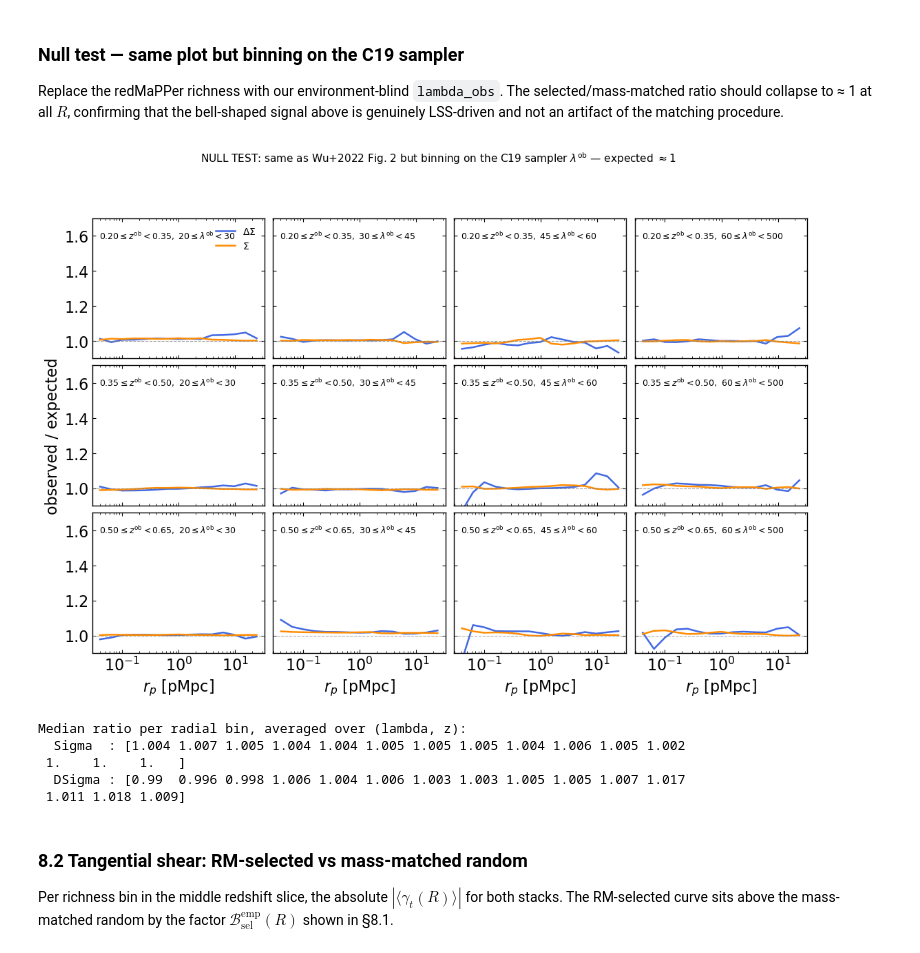
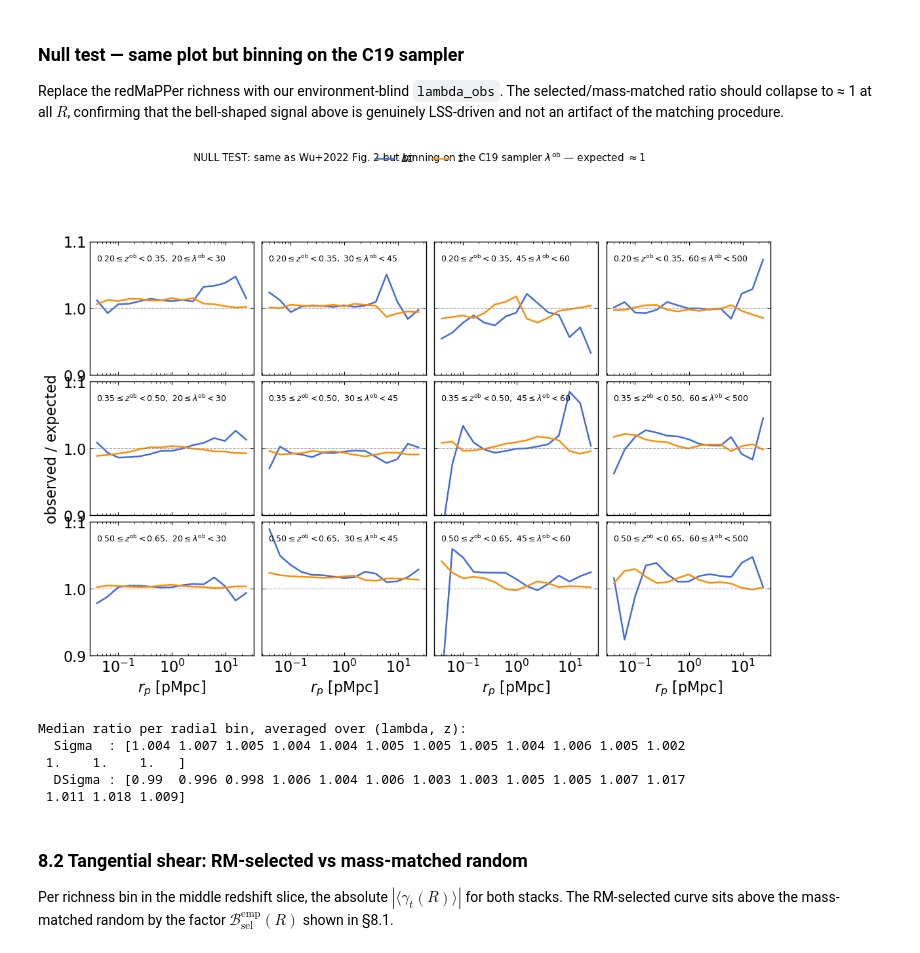
Before and after one commit to xtang126/mock_cluster_buzzard, a Jupyter notebook: MockDataVector.ipynb, the cells around one changed output. Cells and saved outputs as stored; diff of their text form; code cells hidden in the pictures.

```diff
--- a/Xin_MockDataVector.ipynb
+++ b/MockDataVector.ipynb
@@ -1369,38 +1375,41 @@ for iz in range(nz):
                      lw=1.8, label=r'$\Sigma$'      if (iz == 0 and il == 0) else None)
         ax.axhline(1.0, ls='--', color='gray', alpha=0.7, lw=0.8)
 
-        ax.set_ylim(0.9, 1.7)
+        ax.set_ylim(0.9, 1.1)
         ax.text(
             0.04, 0.92,
             r'$%.2f \leq z^{\rm ob} < %.2f,\ %i \leq \lambda^{\rm ob} < %i$'
             % (ZMIN_LIST[iz], ZMAX_LIST[iz], LBDBINS[il], LBDBINS[il + 1]),
             transform=ax.transAxes, fontsize=9, va='top',
         )
 
 # Outer-axis labelling
 for il in range(nl):
     axes[-1, il].set_xlabel(r'$r_p\ [{\rm pMpc}]$')
 axes[nz // 2, 0].set_ylabel(r'observed / expected')
 
-axes[0, 0].legend(loc='upper right', fontsize=10, frameon=False)
+# Top-of-figure legend so it doesn't collide with per-panel bin labels.
+handles, labels = axes[0, 0].get_legend_handles_labels()
+fig.legend(handles, labels, loc='lower center', ncol=2,
+           bbox_to_anchor=(0.5, 1.01), fontsize=10, frameon=False)
 
 fig.suptitle(
     r'NULL TEST: same as Wu+2022 Fig. 2 but binning on the C19 sampler '
     r'$\lambda^{\rm ob}$ — expected $\approx 1$',
-    y=1.00, fontsize=11,
+    y=1.05, fontsize=11,
 )
 fig.tight_layout()
 plt.show()
 
 
 # --- Quick numeric summary ---
 print("Median ratio per radial bin, averaged over (lambda, z):")
 print("  Sigma  :", np.round(np.nanmedian(
     ratio_Sigma_C19.reshape(-1, ratio_Sigma_C19.shape[-1]),  axis=0), 3))
 print("  DSigma :", np.round(np.nanmedian(
     ratio_DSigma_C19.reshape(-1, ratio_DSigma_C19.shape[-1]), axis=0), 3))
 # %% [output]
-[figure, old version]
+[figure, new version]
 Median ratio per radial bin, averaged over (lambda, z):
   Sigma  : [1.004 1.007 1.005 1.004 1.004 1.005 1.005 1.005 1.004 1.006 1.005 1.002
  1.    1.    1.   ]
```
Also changed, not shown: parts of 4 cells of this notebook, 10 other files.
